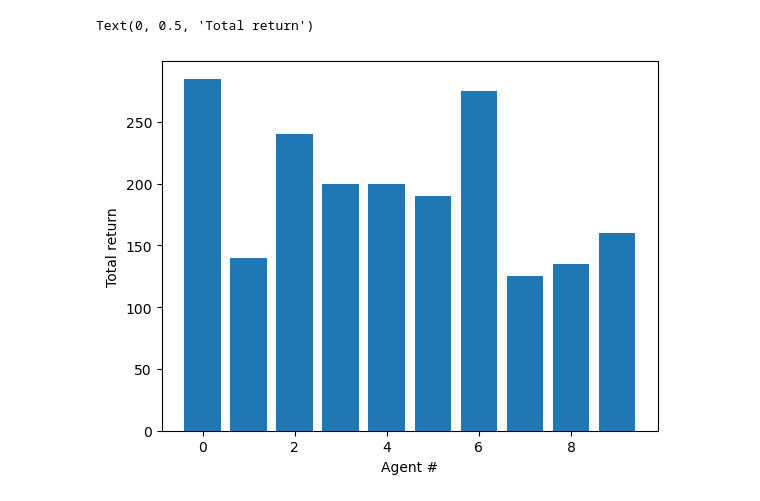
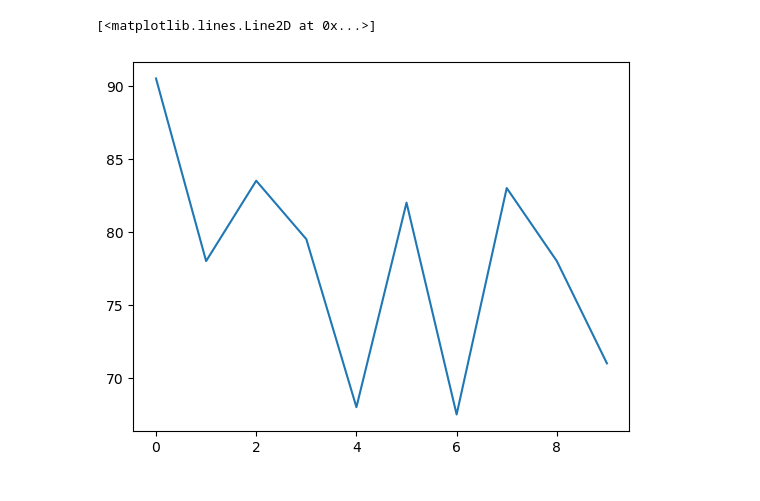
Before and after one commit to neven-x/Social-Hierarchy-RL, a Jupyter notebook: RL_Social_Hierarchy_Demo.ipynb, the cells around one changed output. Saved outputs shown, nothing was run; the diff lists cells and outputs as text; code cells hidden in the pictures.

```diff
--- a/RL_Social_Hierarchy_Demo.ipynb
+++ b/RL_Social_Hierarchy_Demo.ipynb
@@ -527,7 +595,5 @@ Text(0, 0.5, 'Mean Squared Loss (Median across agents)')
-# %%
-plt.bar(np.arange(10), list(returns.values()))
-plt.xlabel('Agent #')
-plt.ylabel('Total return')
-# %% [output]
-Text(0, 0.5, 'Total return')
-[figure, removed]
+# %%
+plt.plot(returns.mean(axis=1))
+# %% [output]
+[<matplotlib.lines.Line2D at 0x...>]
+[figure, added]
```
Also changed, not shown: parts of 5 cells of this notebook.
